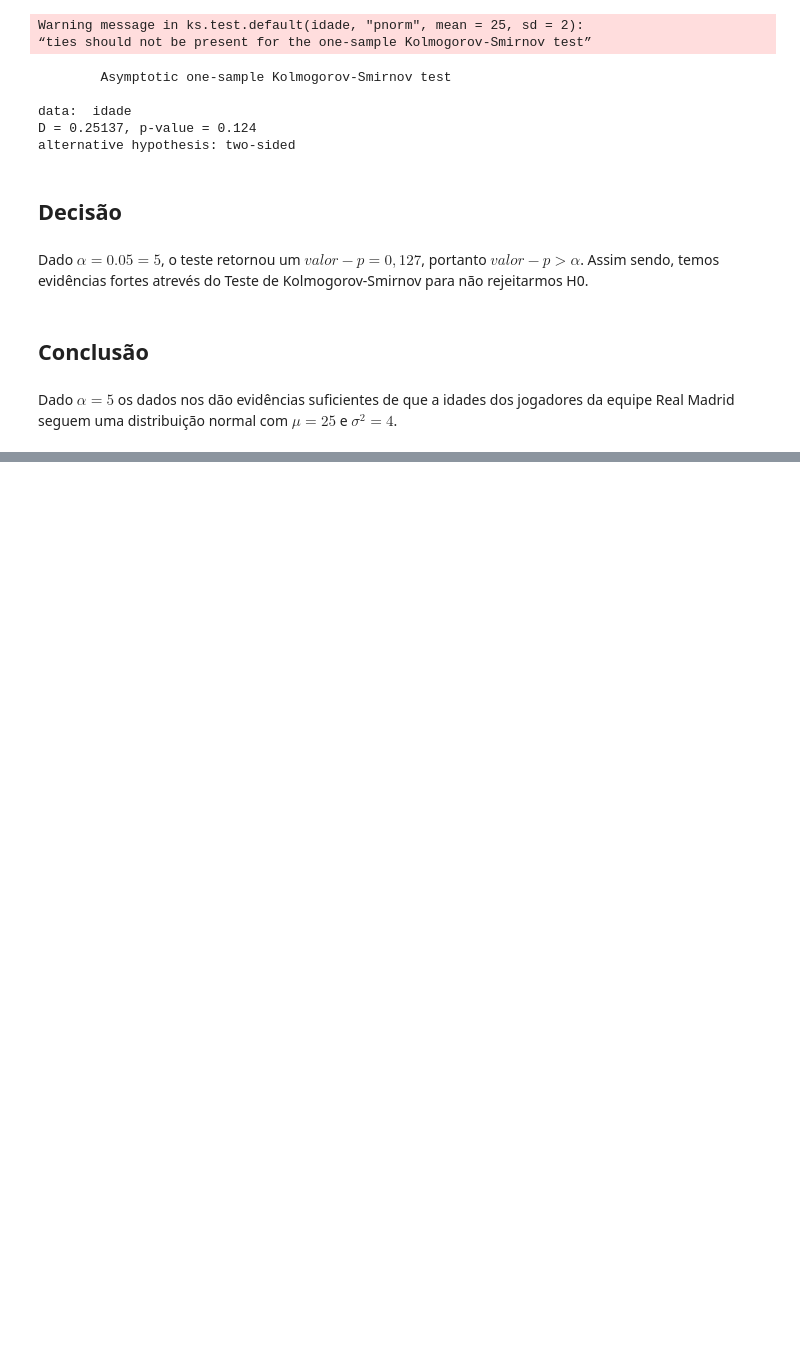
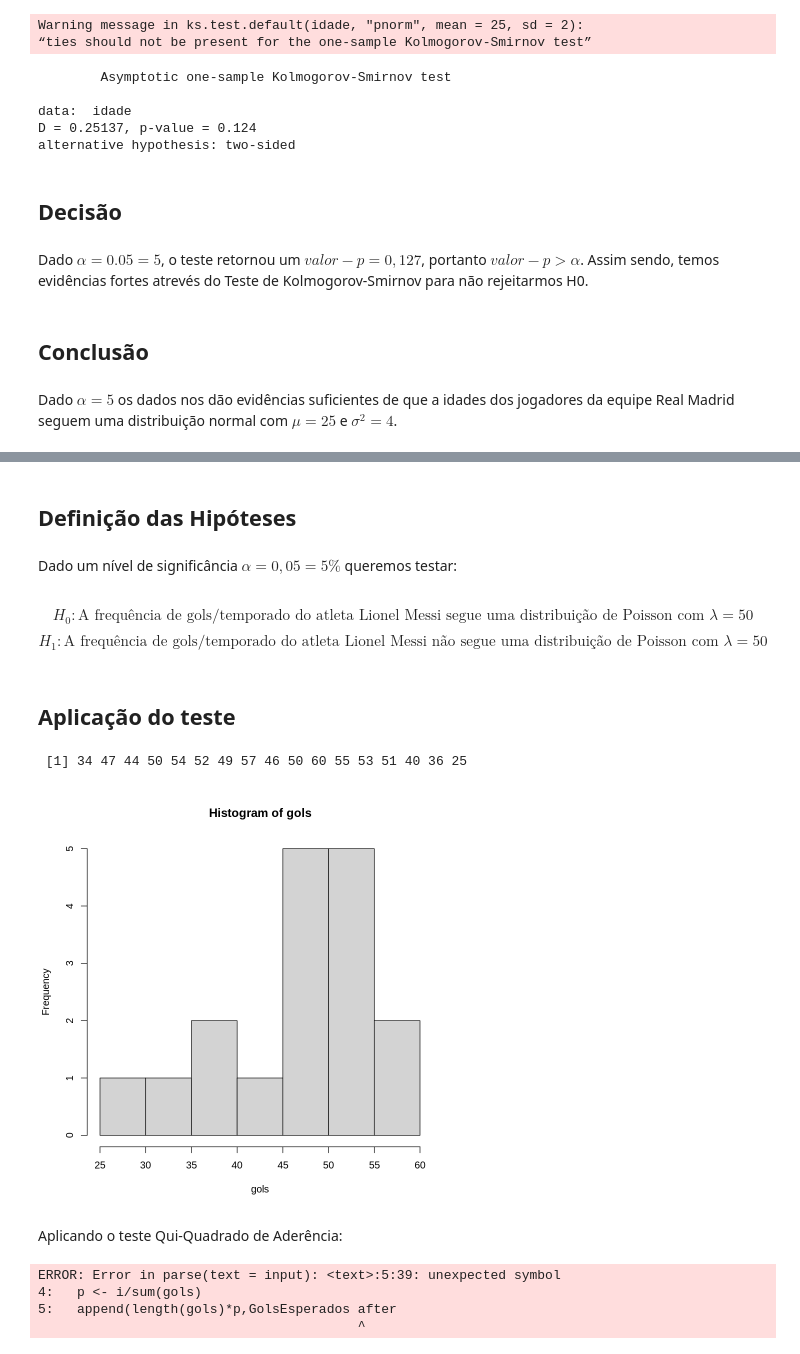
Before and after one commit to gabriellfelipe7/Estat-tica_EstudosGerais, a Jupyter notebook: TestesNParametricos_KS_QuiQuadrado.ipynb, the cells around one changed output, grey strips where cells are left out. Drawn from its saved outputs; the diff is of its cells as text; code cells hidden in the pictures; blank space fills up the shorter version.

```diff
--- a/TestesNParametricos_KS_QuiQuadrado.ipynb
+++ b/TestesNParametricos_KS_QuiQuadrado.ipynb
@@ -71,0 +81,5 @@ Dado $α = 5%$ os dados nos dão evidências suficientes de que a idades dos jog
+# %%
+library("readxl")
+
+dados <- read_excel("GolsMessi.xlsx", sheet='Planilha1')
+head(dados)
@@ -71,0 +96,22 @@ Dado $α = 5%$ os dados nos dão evidências suficientes de que a idades dos jog
+# %% [markdown]
+## Definição das Hipóteses
+# %% [markdown]
+Dado um nível de significância $ \alpha = 0,05 = 5\text{%} $ queremos testar:
+# %% [markdown]
+$$
+H_0: \text{A frequência de gols/temporado do atleta Lionel Messi segue uma distribuição de Poisson com }λ=50
+$$
+$$
+H_1: \text{A frequência de gols/temporado do atleta Lionel Messi não segue uma distribuição de Poisson com }λ=50
+$$
+# %% [markdown]
+## Aplicação do teste
+# %%
+gols <- as.vector(dados$Gols)
+hist(gols)
+gols
+# %% [output]
+ [1] 34 47 44 50 54 52 49 57 46 50 60 55 53 51 40 36 25
+[figure, added]
+# %% [markdown]
+Aplicando o teste Qui-Quadrado de Aderência:
@@ -71,0 +122,7 @@ Dado $α = 5%$ os dados nos dão evidências suficientes de que a idades dos jog
+# %%
+GolsEsperados <- c()
+# %% [output]
+ERROR: Error in parse(text = input): <text>:5:39: unexpected symbol
+4:   p <- i/sum(gols)
+5:   append(length(gols)*p,GolsEsperados after
+                                         ^
```
Also changed, not shown: parts of 10 cells of this notebook.
